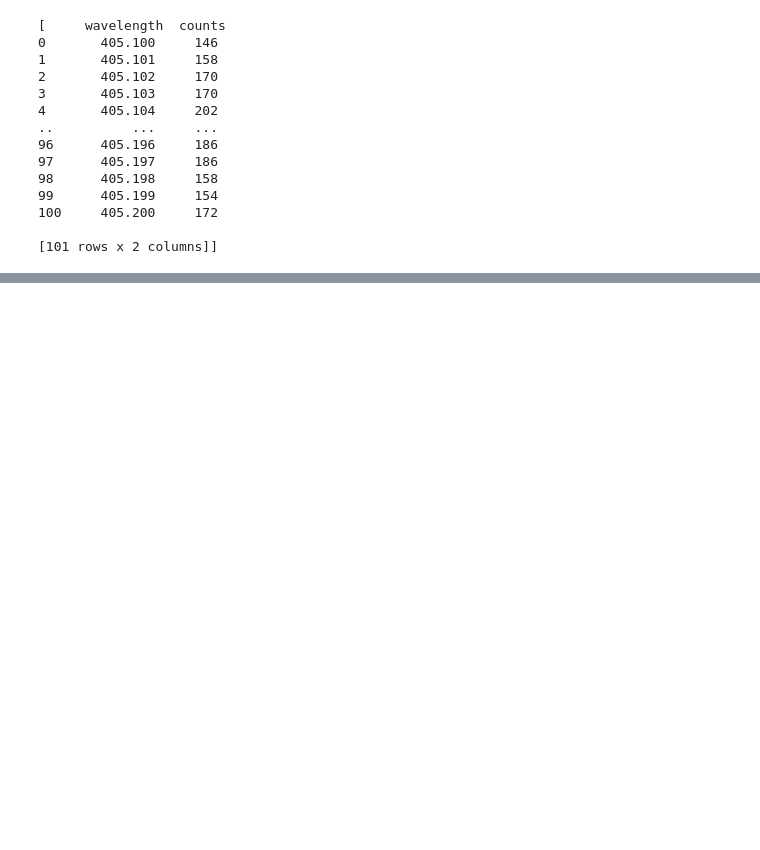
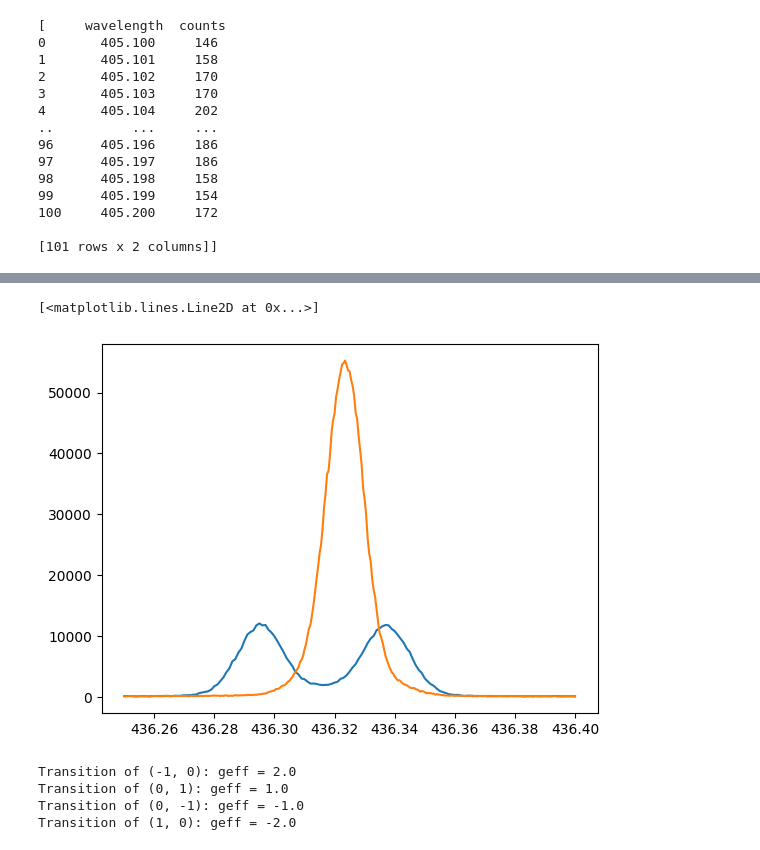
Before and after one commit to ahmedali6395/exp_modern_phys_388, a Jupyter notebook: zeeman_effect/zeeman_data_processing.ipynb, the cells around one changed output, grey strips where cells are left out. Cells and saved outputs as stored; diff of their text form; code cells hidden in the pictures; blank space fills up the shorter version.

```diff
--- a/zeeman_effect/zeeman_data_processing.ipynb
+++ b/zeeman_effect/zeeman_data_processing.ipynb
@@ -115,0 +101,16 @@ print(np.sqrt(param1[1]))
+# %%
+# plot the 0T vs 1.5T of the 435.8nm line
+
+# think about the π lines, which have Δm = 0
+
+
+line435 = mercury_data.xs("435.8nm", level='wavelength').xs("024deg", level="polarization")
+
+high_field = line435.loc[("1.4T"), 'data'][0]
+no_field = line435.loc[("0.0T"), 'data'][0]
+
+plt.plot(high_field["wavelength"], high_field["counts"])
+plt.plot(no_field["wavelength"], no_field["counts"])
+# %% [output]
+[<matplotlib.lines.Line2D at 0x...>]
+[figure, added]
@@ -115,0 +176,20 @@ print(np.sqrt(param1[1]))
+# %%
+provide_allowable_transitions("pi", 1, 1)
+
+# Now calculate, the wavelength shift expected for each transition using the Landé g-factor
+
+
+three_S_one = (1, 0, 1)
+three_P_one = (1,1,0)
+
+transitions= provide_allowable_transitions("sigma", three_S_one[0], three_P_one[0])
+
+for transition in transitions:
+    print(f'Transition of {transition}: geff = {g_eff(three_S_one, three_P_one, transition)}')
+
+# Routine to fit against a given plot
+# %% [output]
+Transition of (-1, 0): geff = 2.0
+Transition of (0, 1): geff = 1.0
+Transition of (0, -1): geff = -1.0
+Transition of (1, 0): geff = -2.0
```
Also changed, not shown: parts of 9 cells of this notebook, 2 other files.
